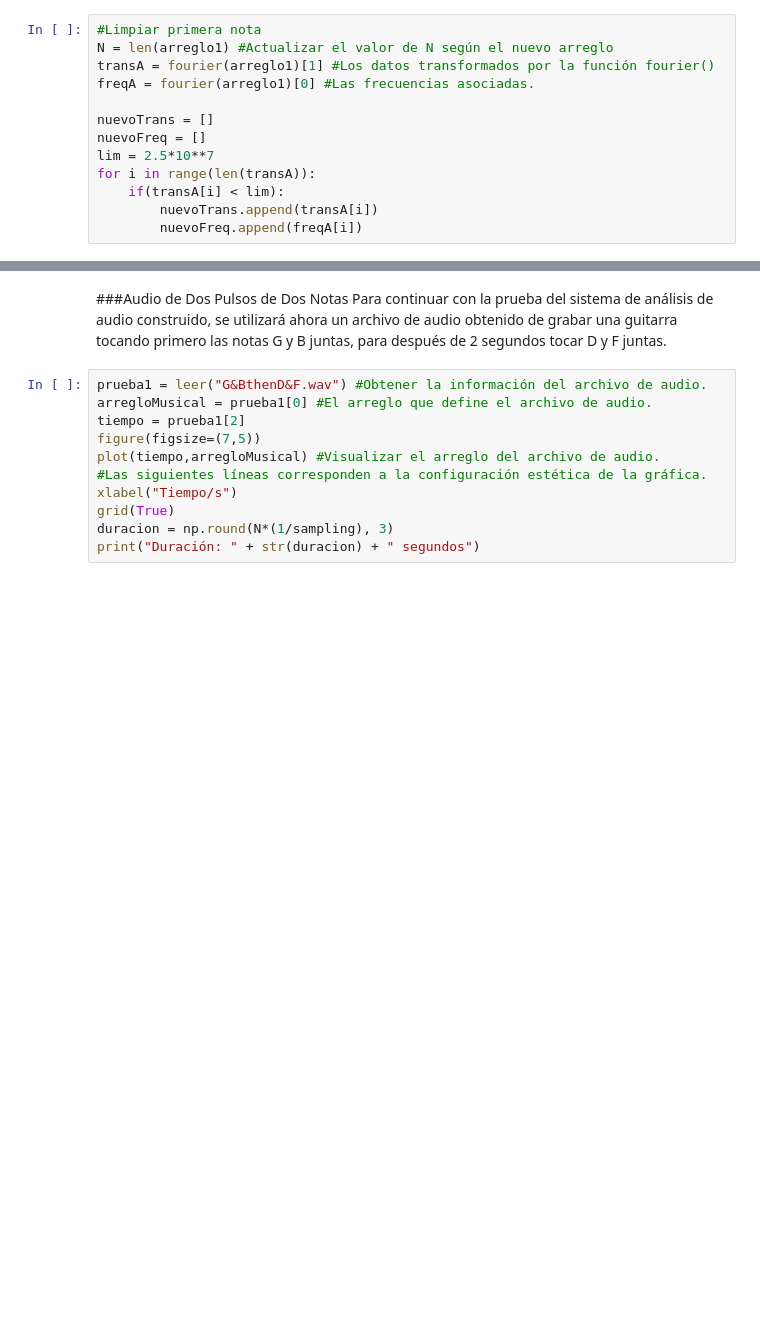
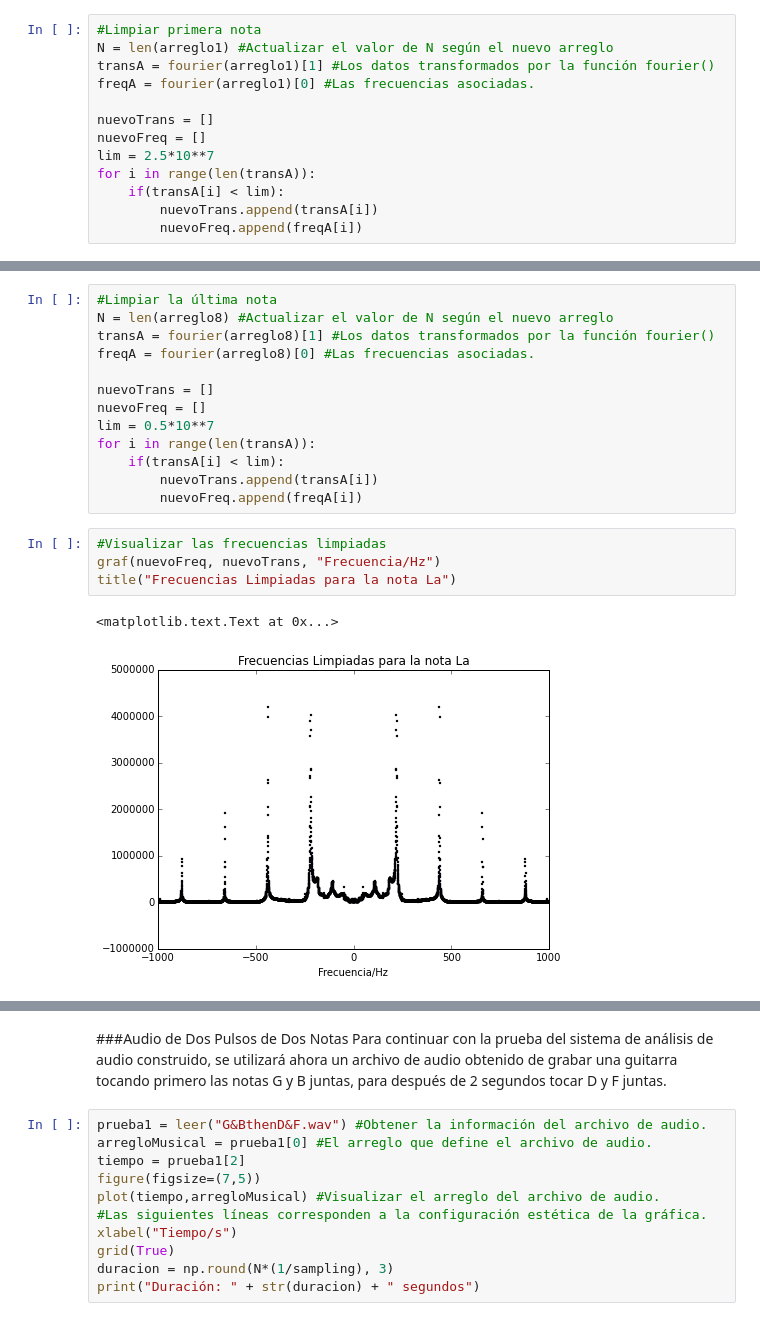
Before and after one commit to JuanUrrea6/MC, a Jupyter notebook: Proyecto Final/Filtrado.ipynb, the cells around one changed output, grey strips where cells are left out. Saved outputs shown, nothing was run; the diff lists cells and outputs as text; blank space fills up the shorter version.

```diff
--- a/Proyecto Final/Filtrado.ipynb
+++ b/Proyecto Final/Filtrado.ipynb
@@ -379,0 +459,20 @@ Frecuencia Fundamental de la nota: 221.203 Hz
+# %%
+#Limpiar la última nota
+N = len(arreglo8) #Actualizar el valor de N según el nuevo arreglo
+transA = fourier(arreglo8)[1] #Los datos transformados por la función fourier()
+freqA = fourier(arreglo8)[0] #Las frecuencias asociadas.
+
+nuevoTrans = []
+nuevoFreq = []
+lim = 0.5*10**7
+for i in range(len(transA)):
+    if(transA[i] < lim):
+        nuevoTrans.append(transA[i])
+        nuevoFreq.append(freqA[i])
+# %%
+#Visualizar las frecuencias limpiadas
+graf(nuevoFreq, nuevoTrans, "Frecuencia/Hz")
+title("Frecuencias Limpiadas para la nota La")
+# %% [output]
+<matplotlib.text.Text at 0x...>
+[figure, added]
```
Also changed, not shown: parts of 18 cells of this notebook.
